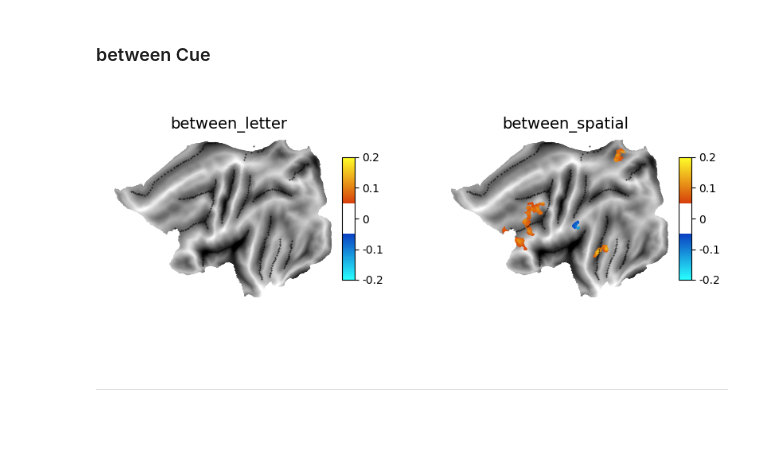
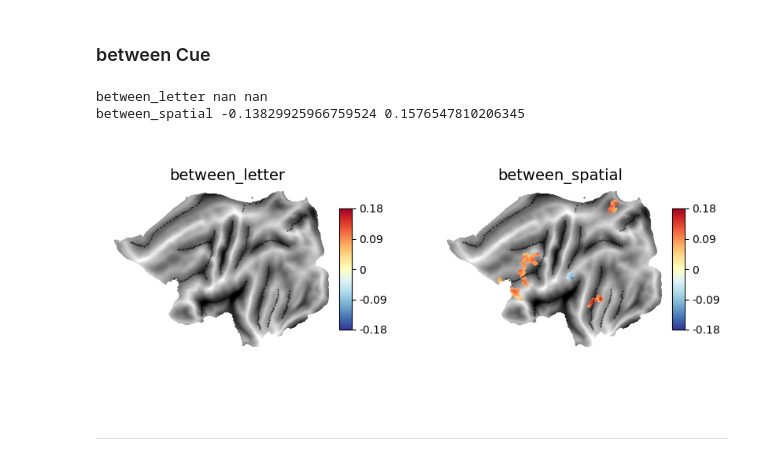
Before and after one commit to psb629/SeqSpatialSupp_fMRI, a Jupyter notebook: Notebook/cluster-based_correction.glm_2.ipynb, the cells around one changed output. Saved outputs shown, nothing was run; the diff lists cells and outputs as text; code cells hidden in the pictures; blank space fills up the shorter version.

```diff
--- a/Notebook/cluster-based_correction.glm_2.ipynb
+++ b/Notebook/cluster-based_correction.glm_2.ipynb
@@ -147,0 +147,4 @@ def get_data(cond, thresh=None):
+# %%
+list_cue = ['letter', 'spatial']
+# %%
+cscale = [-2.1, 2.1]
@@ -148,2 +189,4 @@ def get_data(cond, thresh=None):
+# %%
+cscale = [-0.18, 0.18]
 # %% [markdown]
 ### within Cue
@@ -180,0 +193,30 @@ for ii, cond in enumerate(['within_letter','within_spatial']):
+# %%
+fig, axs = plt.subplots(ncols=2, figsize=(10,4))
+
+for ii, cond in enumerate(['within_letter','within_spatial']):
+    ax=axs[ii]
+    plt.sca(ax)
+
+    psc, tmap = get_data(cond=cond, thresh=thresh)
+    clusters = scorrect.find_clusters(
+        supra=abs(tmap)>thresh,
+        adj=adj
+    )
+    mask = scorrect.make_cluster_corrected_mask(tmap=tmap, clusters=clusters, N=60)
+    tmp = psc*mask
+    print(cond, np.nanmin(tmp), np.nanmax(tmp))
+
+    color = 'black'
+    g = surf.plot.plotmap(
+        data=psc*mask,
+        surf='fs32k_%s'%hem,
+        alpha=1,
+        cmap=cmap, colorbar=True,
+        cscale=cscale,
+        # threshold=[-thresh,thresh],
+        borders=border, bordercolor=color, bordersize=0.75,
+        overlay_type='func', render='matplotlib',
+    )
+    g.text(x=20, y=220, s=cond, ha='center', va='center', fontsize=14)
+    # for line, (x, y) in brdr.items():
+    #     g.text(x=x, y=y, s=line, ha='left', va='bottom', color=color, fontsize=9)
@@ -188,34 +234,37 @@ fig.savefig(
 # %%
 fig, axs = plt.subplots(ncols=2, figsize=(10,4))
 
 for ii, cond in enumerate(['between_letter','between_spatial']):
     ax=axs[ii]
     plt.sca(ax)
 
     psc, tmap = get_data(cond=cond, thresh=thresh)
-    psc[np.abs(psc)<ttt] = np.nan
     clusters = scorrect.find_clusters(
         supra=abs(tmap)>thresh,
         adj=adj
     )
     mask = scorrect.make_cluster_corrected_mask(tmap=tmap, clusters=clusters, N=60)
+    tmp = psc*mask
+    print(cond, np.nanmin(tmp), np.nanmax(tmp))
 
     color = 'black'
     g = surf.plot.plotmap(
         data=psc*mask,
         surf='fs32k_%s'%hem,
         alpha=1,
         cmap=cmap, colorbar=True,
         cscale=cscale,
         # threshold=[-thresh,thresh],
         borders=border, bordercolor=color, bordersize=0.75,
         overlay_type='func', render='matplotlib',
     )
     g.text(x=20, y=220, s=cond, ha='center', va='center', fontsize=14)
     # for line, (x, y) in brdr.items():
     #     g.text(x=x, y=y, s=line, ha='left', va='bottom', color=color, fontsize=9)
 # %% [output]
+between_letter nan nan
+between_spatial -0.13829925966759524 0.1576547810206345
-[figure, old version]
+[figure, new version]
 # %%
 fig.savefig(
     join(su.get_dir_root(),'between.corrected.png'),
```
Also changed, not shown: parts of 11 cells of this notebook, 9 other files.
